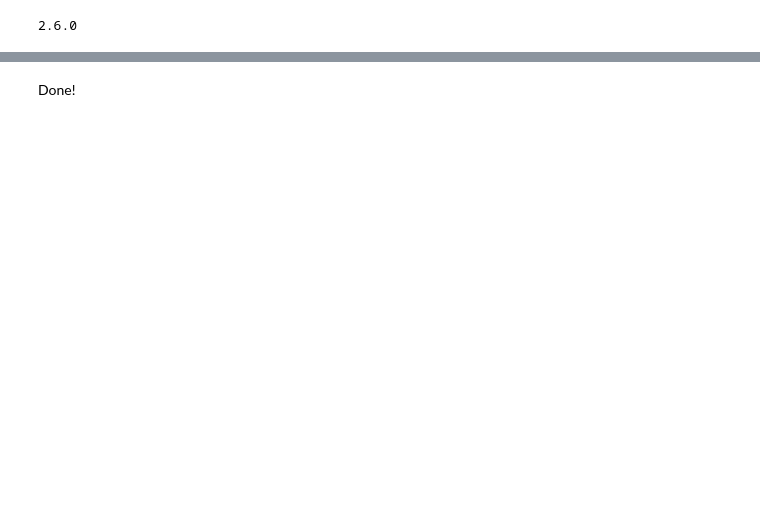
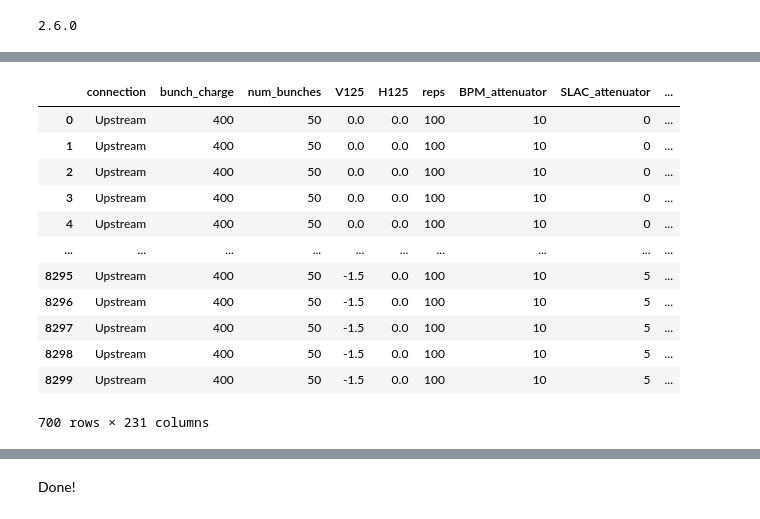
Before and after one commit to joadiazcr/thesis, a Jupyter notebook: HOM_FAST/ML/FAST_NN_training_D.ipynb, the cells around one changed output, grey strips where cells are left out. Cells and saved outputs as stored; diff of their text form; code cells hidden in the pictures; blank space fills up the shorter version.

```diff
--- a/HOM_FAST/ML/FAST_NN_training_D.ipynb
+++ b/HOM_FAST/ML/FAST_NN_training_D.ipynb
@@ -50,0 +35,25 @@ df
+# %%
+df = df[df.num_bunches == 50]
+#df = df[df.connection == 'Downstream']
+#df = df[df.V125 == 0.0]
+#df = df[df.bunch_charge == 250]
+
+# Example 2 - 100 shots per beam config - 700 samples in total
+df = df[df.connection == 'Upstream']
+df = df[df.H125 == 0.0]
+df = df[df.bunch_charge == 400]
+df
+# %% [output]
+|  | connection | bunch_charge | num_bunches | V125 | H125 | reps | BPM_attenuator | SLAC_attenuator | ... |
+| 0 | Upstream | 400 | 50 | 0.0 | 0.0 | 100 | 10 | 0 | ... |
+| 1 | Upstream | 400 | 50 | 0.0 | 0.0 | 100 | 10 | 0 | ... |
+| 2 | Upstream | 400 | 50 | 0.0 | 0.0 | 100 | 10 | 0 | ... |
+| 3 | Upstream | 400 | 50 | 0.0 | 0.0 | 100 | 10 | 0 | ... |
+| 4 | Upstream | 400 | 50 | 0.0 | 0.0 | 100 | 10 | 0 | ... |
+| ... | ... | ... | ... | ... | ... | ... | ... | ... | ... |
+| 8295 | Upstream | 400 | 50 | -1.5 | 0.0 | 100 | 10 | 5 | ... |
+| 8296 | Upstream | 400 | 50 | -1.5 | 0.0 | 100 | 10 | 5 | ... |
+| 8297 | Upstream | 400 | 50 | -1.5 | 0.0 | 100 | 10 | 5 | ... |
+| 8298 | Upstream | 400 | 50 | -1.5 | 0.0 | 100 | 10 | 5 | ... |
+| 8299 | Upstream | 400 | 50 | -1.5 | 0.0 | 100 | 10 | 5 | ... |
+700 rows × 231 columns
```
Also changed, not shown: parts of 30 cells of this notebook.
